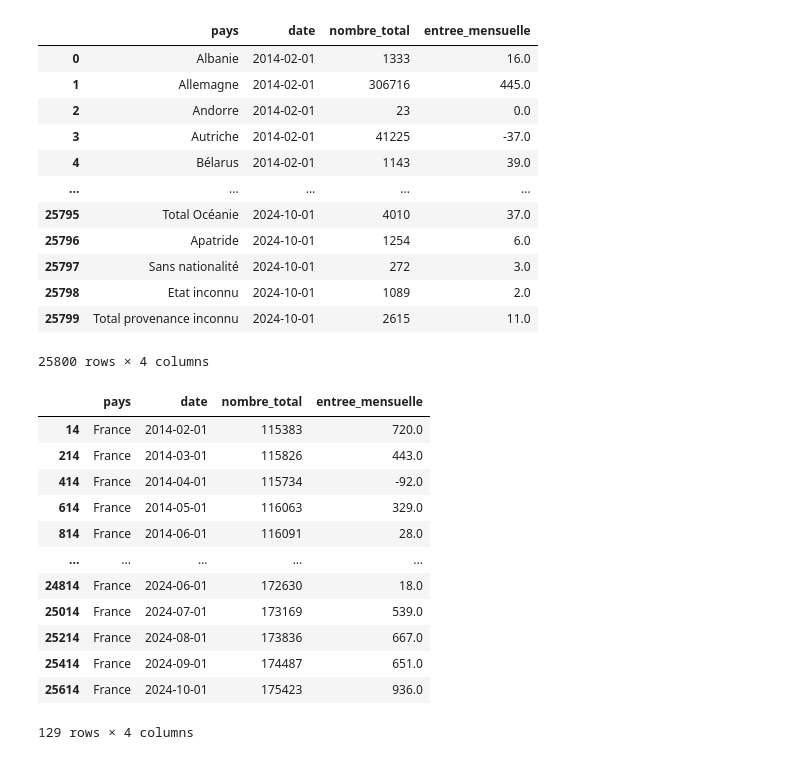
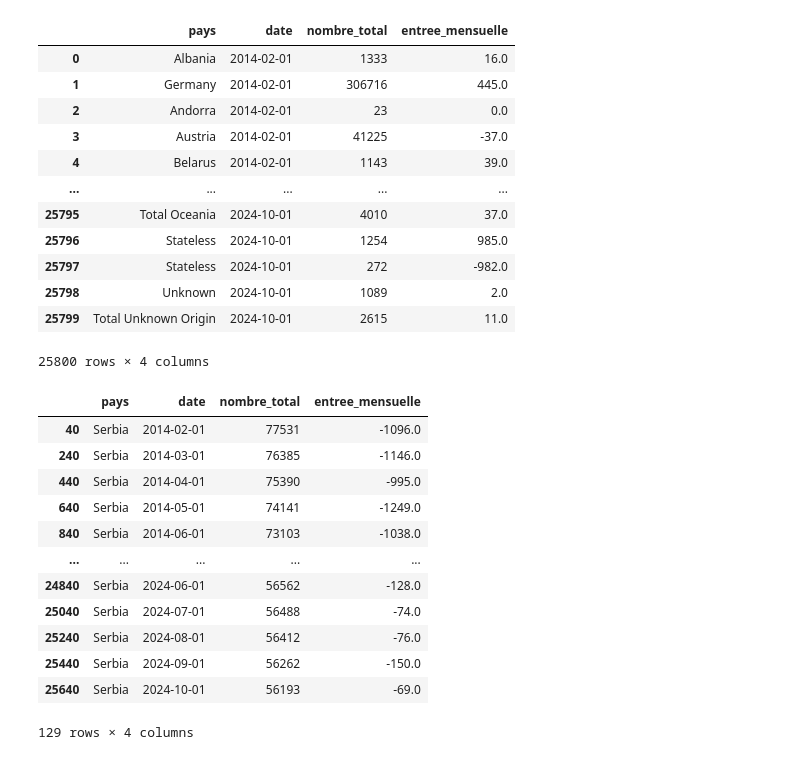
Before and after one commit to SuperMegaFort/TSM-AnSeqDa, a Jupyter notebook: LSTM.ipynb, the cells around one changed output. Saved outputs shown, nothing was run; the diff lists cells and outputs as text; code cells hidden in the pictures.

```diff
--- a/LSTM.ipynb
+++ b/LSTM.ipynb
@@ -12,40 +10,38 @@ from statsmodels.tsa.seasonal import seasonal_decompose
 # %%
-data = pd.read_csv('dataset_reformate.csv')
+data = pd.read_csv('dataset_reformate2.csv')
 
 data
 # %% [output]
 |  | pays | date | nombre_total | entree_mensuelle |
-| 0 | Albanie | 2014-02-01 | 1333 | 16.0 |
-| 1 | Allemagne | 2014-02-01 | 306716 | 445.0 |
-| 2 | Andorre | 2014-02-01 | 23 | 0.0 |
-| 3 | Autriche | 2014-02-01 | 41225 | -37.0 |
-| 4 | Bélarus | 2014-02-01 | 1143 | 39.0 |
+| 0 | Albania | 2014-02-01 | 1333 | 16.0 |
+| 1 | Germany | 2014-02-01 | 306716 | 445.0 |
+| 2 | Andorra | 2014-02-01 | 23 | 0.0 |
+| 3 | Austria | 2014-02-01 | 41225 | -37.0 |
+| 4 | Belarus | 2014-02-01 | 1143 | 39.0 |
 | ... | ... | ... | ... | ... |
-| 25795 | Total Océanie | 2024-10-01 | 4010 | 37.0 |
-| 25796 | Apatride | 2024-10-01 | 1254 | 6.0 |
-| 25797 | Sans nationalité | 2024-10-01 | 272 | 3.0 |
-| 25798 | Etat inconnu | 2024-10-01 | 1089 | 2.0 |
-| 25799 | Total provenance inconnu | 2024-10-01 | 2615 | 11.0 |
+| 25795 | Total Oceania | 2024-10-01 | 4010 | 37.0 |
+| 25796 | Stateless | 2024-10-01 | 1254 | 985.0 |
+| 25797 | Stateless | 2024-10-01 | 272 | -982.0 |
+| 25798 | Unknown | 2024-10-01 | 1089 | 2.0 |
+| 25799 | Total Unknown Origin | 2024-10-01 | 2615 | 11.0 |
 25800 rows × 4 columns
 # %%
-pays = 'France'
-
-#pays = 'Total Europe'
+pays = 'Serbia'
 
 data['date'] = pd.to_datetime(data['date'])  # Conversion en datetime
 germany_data = data[data['pays'] == pays].sort_values(by='date')
 germany_data
 # %% [output]
 |  | pays | date | nombre_total | entree_mensuelle |
-| 14 | France | 2014-02-01 | 115383 | 720.0 |
-| 214 | France | 2014-03-01 | 115826 | 443.0 |
-| 414 | France | 2014-04-01 | 115734 | -92.0 |
-| 614 | France | 2014-05-01 | 116063 | 329.0 |
-| 814 | France | 2014-06-01 | 116091 | 28.0 |
+| 40 | Serbia | 2014-02-01 | 77531 | -1096.0 |
+| 240 | Serbia | 2014-03-01 | 76385 | -1146.0 |
+| 440 | Serbia | 2014-04-01 | 75390 | -995.0 |
+| 640 | Serbia | 2014-05-01 | 74141 | -1249.0 |
+| 840 | Serbia | 2014-06-01 | 73103 | -1038.0 |
 | ... | ... | ... | ... | ... |
-| 24814 | France | 2024-06-01 | 172630 | 18.0 |
-| 25014 | France | 2024-07-01 | 173169 | 539.0 |
-| 25214 | France | 2024-08-01 | 173836 | 667.0 |
-| 25414 | France | 2024-09-01 | 174487 | 651.0 |
-| 25614 | France | 2024-10-01 | 175423 | 936.0 |
+| 24840 | Serbia | 2024-06-01 | 56562 | -128.0 |
+| 25040 | Serbia | 2024-07-01 | 56488 | -74.0 |
+| 25240 | Serbia | 2024-08-01 | 56412 | -76.0 |
+| 25440 | Serbia | 2024-09-01 | 56262 | -150.0 |
+| 25640 | Serbia | 2024-10-01 | 56193 | -69.0 |
 129 rows × 4 columns
```
Also changed, not shown: parts of 9 cells of this notebook, 9 other files.
